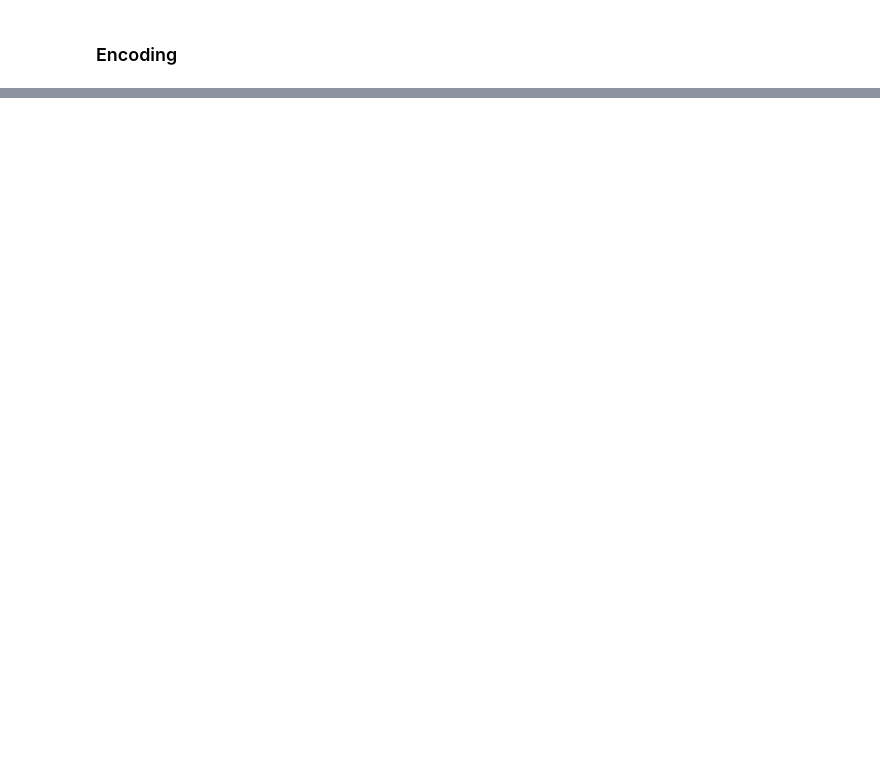
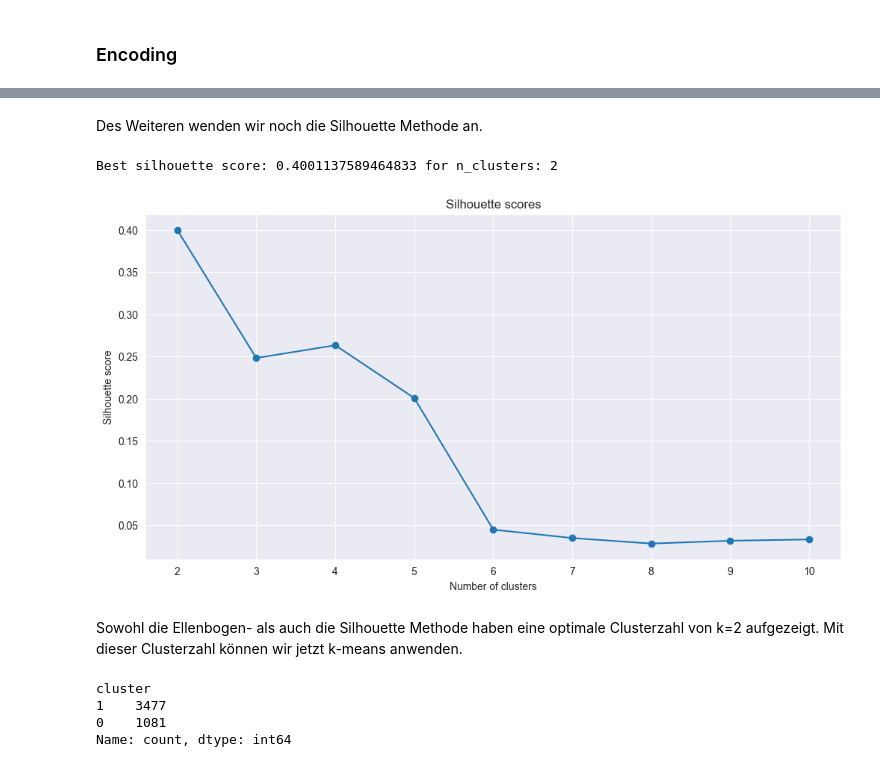
Before and after one commit to leonbittner/dasciws2324, a Jupyter notebook: 03_clustering/03_clustering.ipynb, the cells around one changed output, grey strips where cells are left out. Cells and saved outputs as stored; diff of their text form; code cells hidden in the pictures; blank space fills up the shorter version.

Commit message:
feat: assignment 3 aufgabe 1

```diff
--- a/03_clustering/03_clustering.ipynb
+++ b/03_clustering/03_clustering.ipynb
@@ -104,0 +149,42 @@ df_social.head()
+# %% [markdown]
+Des Weiteren wenden wir noch die Silhouette Methode an.
+# %%
+from sklearn.metrics import silhouette_score
+
+silhouette_scores = []
+
+for i in range(2, 11):  # Starts from 2 clusters because silhouette_score cannot be calculated with only 1 cluster
+    kmeans = KMeans(n_clusters=i, random_state=0).fit(df_cluster)
+    score = silhouette_score(df_cluster, kmeans.labels_)
+    silhouette_scores.append((i, score))
+
+# Get the number of clusters and silhouette score of the best result
+best_result = max(silhouette_scores, key=lambda x:x[1])
+print(f"Best silhouette score: {best_result[1]} for n_clusters: {best_result[0]}")
+
+# Plot Silhouette scores
+plt.figure(figsize=(12, 6))
+plt.plot([x[0] for x in silhouette_scores], [x[1] for x in silhouette_scores], 'o-')
+plt.title('Silhouette scores')
+plt.xlabel('Number of clusters')
+plt.ylabel('Silhouette score')
+plt.show()
+# %% [output]
+Best silhouette score: 0.4001137589464833 for n_clusters: 2
+[figure, added]
+# %% [markdown]
+Sowohl die Ellenbogen- als auch die Silhouette Methode haben eine optimale Clusterzahl von k=2 aufgezeigt. Mit dieser Clusterzahl können wir jetzt k-means anwenden.
+# %%
+# Create the KMeans model
+kmeans_model = KMeans(n_clusters=2, random_state=0)
+
+# Fit the model to the data and predict the cluster assignments for each data point
+df_social['cluster'] = kmeans_model.fit_predict(df_social)
+
+# Print out the results
+print(df_social['cluster'].value_counts())
+# %% [output]
+cluster
+1    3477
+0    1081
+Name: count, dtype: int64
```
Also changed, not shown: parts of 7 cells of this notebook.
